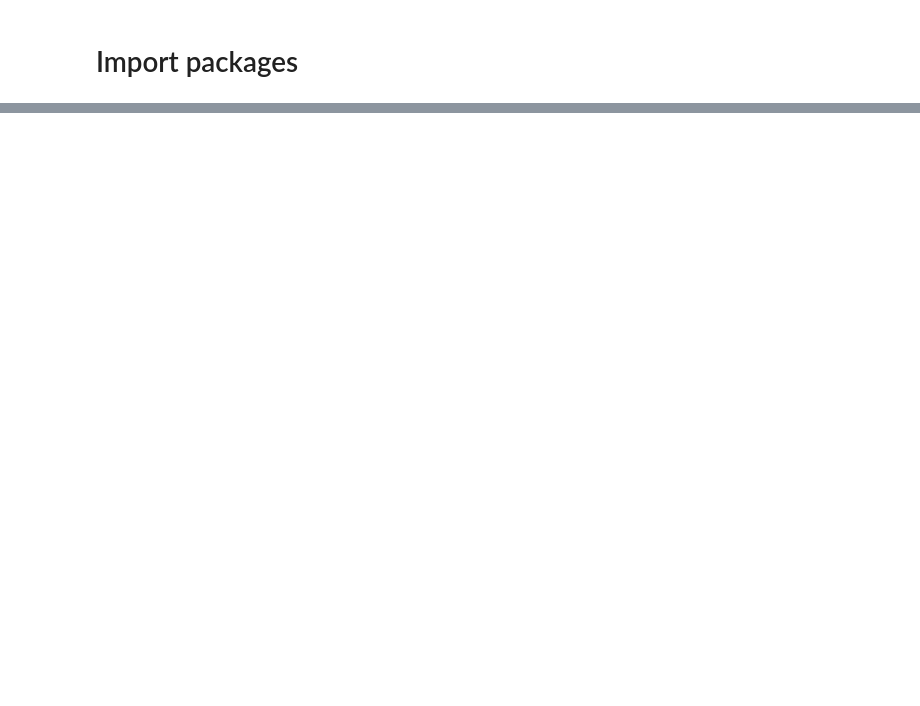
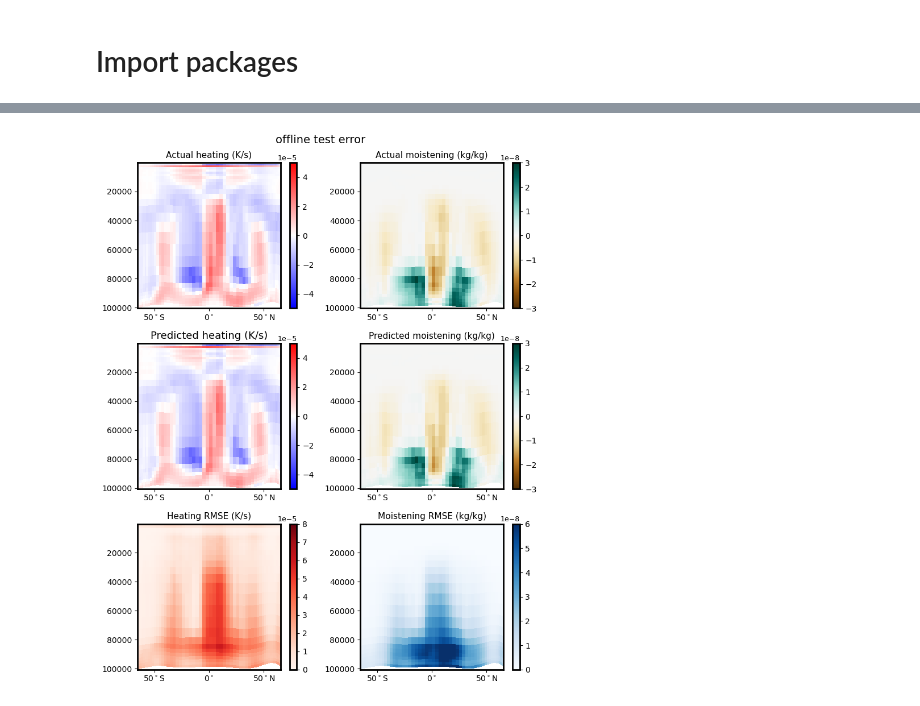
Before and after one commit to SciPritchardLab/ClimScale, a Jupyter notebook: offline_evaluation/test_set_evaluation.ipynb, the cells around one changed output, grey strips where cells are left out. Saved outputs shown, nothing was run; the diff lists cells and outputs as text; code cells hidden in the pictures; blank space fills up the shorter version.

Commit message:
cleaned up offline evaluation to be consistent with current scripts

```diff
--- a/offline_evaluation/test_set_evaluation.ipynb
+++ b/offline_evaluation/test_set_evaluation.ipynb
@@ -155,0 +55,3 @@ print("finished")
+# %%
+data_path = "/ocean/projects/atm200007p/jlin96/longSPrun_clean/"
+sp_data = load_data(month = 9, year = 1, data_path = data_path)
@@ -155,0 +100,15 @@ print("finished")
+# %%
+def get_diffs(nn_model_path):
+    nn_model = keras.models.load_model(nn_model_path, compile = False)
+    nn_predict = nn_model.predict(reshaped_input)/out_scale
+    nn_predict = np.concatenate((nn_predict[:,0:30], np.zeros((nn_predict.shape[0], 5)), nn_predict[:,30:]), axis = 1)
+    nn_predict_unshaped = reverse_reshape(nn_predict, sp_data_test_target.shape)
+    heating_predict = nn_predict_unshaped[:,0:30,:,:]
+    moistening_predict = nn_predict_unshaped[:,30:60,:,:]
+    diff_predict_unshaped = nn_predict_unshaped - sp_data_test_target
+    heating_diff = diff_predict_unshaped[:,0:30,:,:]
+    moistening_diff = diff_predict_unshaped[:,30:60,:,:]
+    return heating_predict, moistening_predict, heating_diff, moistening_diff
+# %%
+nn_model_path = '../coupling_folder/h5_models/ablated_model_001.h5'
+heating_predict, moistening_predict, heating_diff, moistening_diff = get_diffs(nn_model_path)
@@ -155,0 +127,69 @@ print("finished")
+# %%
+fig, axs = plt.subplots(3, 2, figsize=(8, 10))
+
+X, Y = np.meshgrid(np.sin(sp_data["lat"]*np.pi/180), np.array(range(30)))
+pressure_grid_plot_p1 = (sp_data['P0'].values[:, np.newaxis] * sp_data['hyam'].values)[:,:,np.newaxis, np.newaxis]
+pressure_grid_plot_p2 = sp_data['hybm'].values[:,:,np.newaxis,np.newaxis]*sp_data['NNPSBSP'].values[:,np.newaxis,:,:]
+pressure_grid_plot = pressure_grid_plot_p1 + pressure_grid_plot_p2
+Y = np.mean(pressure_grid_plot, axis = (0,3))
+
+# Plot 1: actual heating
+im1 = axs[0, 0].pcolormesh(X, Y, np.mean(heating_true, axis = (0,3)), cmap='bwr', vmin = -5e-5, vmax = 5e-5)
+axs[0, 0].invert_yaxis()
+axs[0, 0].xaxis.set_ticks([np.sin(-50/180*np.pi), 0, np.sin(50/180*np.pi)])
+axs[0, 0].xaxis.set_ticklabels(['50$^\circ$S', '0$^\circ$', '50$^\circ$N'])
+cbar1 = fig.colorbar(im1, ax=axs[0, 0])
+cbar1.ax.yaxis.get_offset_text().set_size(9)
+axs[0, 0].set_title("Actual heating (K/s)", fontsize = 11)
+
+# Plot 2: actual moistening
+im2 = axs[0, 1].pcolormesh(X, Y, np.mean(moistening_true, axis = (0,3)), cmap='BrBG', vmin = -3e-8, vmax = 3e-8)
+axs[0, 1].invert_yaxis()
+axs[0, 1].xaxis.set_ticks([np.sin(-50/180*np.pi), 0, np.sin(50/180*np.pi)])
+axs[0, 1].xaxis.set_ticklabels(['50$^\circ$S', '0$^\circ$', '50$^\circ$N'])
+cbar2 = fig.colorbar(im2, ax=axs[0, 1])
+cbar2.ax.yaxis.get_offset_text().set_size(9)
+axs[0, 1].set_title("Actual moistening (kg/kg)", fontsize = 11)
+
+# Plot 3: heating zonal mean squared error
+im3 = axs[1, 0].pcolormesh(X, Y, np.mean(heating_predict, axis = (0,3)), cmap='bwr', vmin = -5e-5, vmax = 5e-5)
+axs[1, 0].invert_yaxis()
+axs[1, 0].xaxis.set_ticks([np.sin(-50/180*np.pi), 0, np.sin(50/180*np.pi)])
+axs[1, 0].xaxis.set_ticklabels(['50$^\circ$S', '0$^\circ$', '50$^\circ$N'])
+cbar3 = fig.colorbar(im3, ax=axs[1, 0])
+cbar3.ax.yaxis.get_offset_text().set_size(9)
+axs[1, 0].set_title("Predicted heating (K/s)", fontsize = 13)
+
+# Plot 4: moistening zonal mean squared error
+im4 = axs[1, 1].pcolormesh(X, Y, np.mean(moistening_predict, axis = (0,3)), cmap='BrBG', vmin = -3e-8, vmax = 3e-8)
+axs[1, 1].invert_yaxis()
+axs[1, 1].xaxis.set_ticks([np.sin(-50/180*np.pi), 0, np.sin(50/180*np.pi)])
+axs[1, 1].xaxis.set_ticklabels(['50$^\circ$S', '0$^\circ$', '50$^\circ$N'])
+cbar4 = fig.colorbar(im4, ax=axs[1, 1])
+cbar4.ax.yaxis.get_offset_text().set_size(9)
+axs[1, 1].set_title("Predicted moistening (kg/kg)", fontsize = 11)
+
+# Plot 5: heating zonal mean squared error
+im5 = axs[2, 0].pcolormesh(X, Y, np.mean(heating_diff**2, axis = (0,3))**.5, cmap='Reds', vmin = 0, vmax = 8e-5)
+axs[2, 0].invert_yaxis()
+axs[2, 0].xaxis.set_ticks([np.sin(-50/180*np.pi), 0, np.sin(50/180*np.pi)])
+axs[2, 0].xaxis.set_ticklabels(['50$^\circ$S', '0$^\circ$', '50$^\circ$N'])
+cbar5 = fig.colorbar(im5, ax=axs[2, 0])
+cbar5.ax.yaxis.get_offset_text().set_size(9)
+axs[2, 0].set_title("Heating RMSE (K/s)", fontsize = 11)
+
+# Plot 6: moistening zonal mean squared error
+im6 = axs[2, 1].pcolormesh(X, Y, np.mean(moistening_diff**2, axis = (0,3))**.5, cmap='Blues', vmin = 0, vmax = 6e-8)
+axs[2, 1].invert_yaxis()
+axs[2, 1].xaxis.set_ticks([np.sin(-50/180*np.pi), 0, np.sin(50/180*np.pi)])
+axs[2, 1].xaxis.set_ticklabels(['50$^\circ$S', '0$^\circ$', '50$^\circ$N'])
+cbar6 = fig.colorbar(im6, ax=axs[2, 1])
+cbar6.ax.yaxis.get_offset_text().set_size(9)
+axs[2, 1].set_title("Moistening RMSE (kg/kg)", fontsize = 11)
+
+plt.suptitle("offline test error", fontsize = 14)
+
+plt.tight_layout()
+plt.show()
+# %% [output]
+[figure, added]
```
Also changed, not shown: parts of 22 cells of this notebook, 14 other files.
